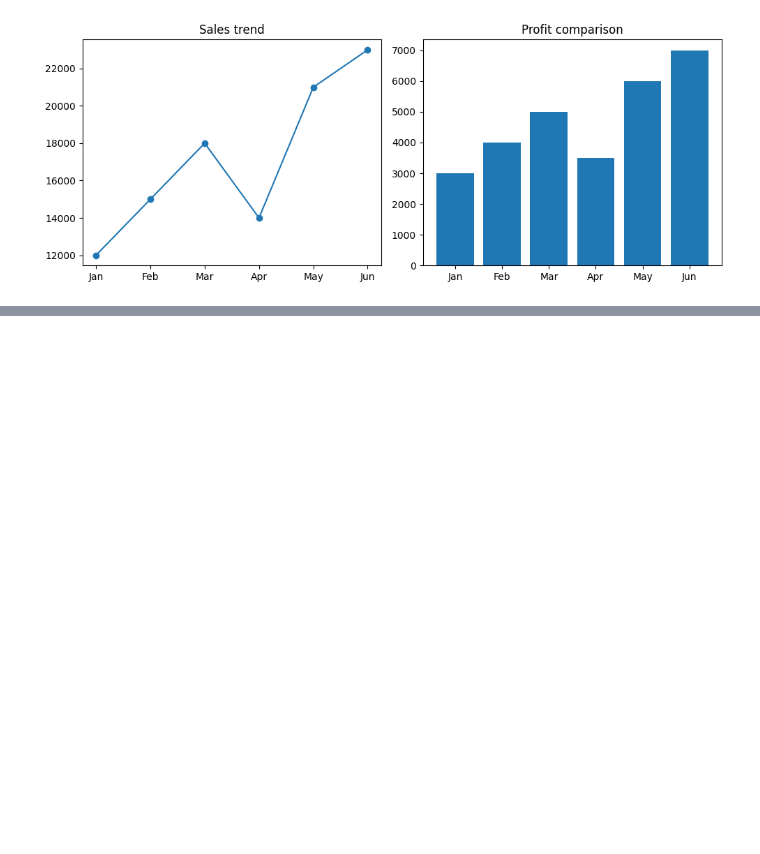
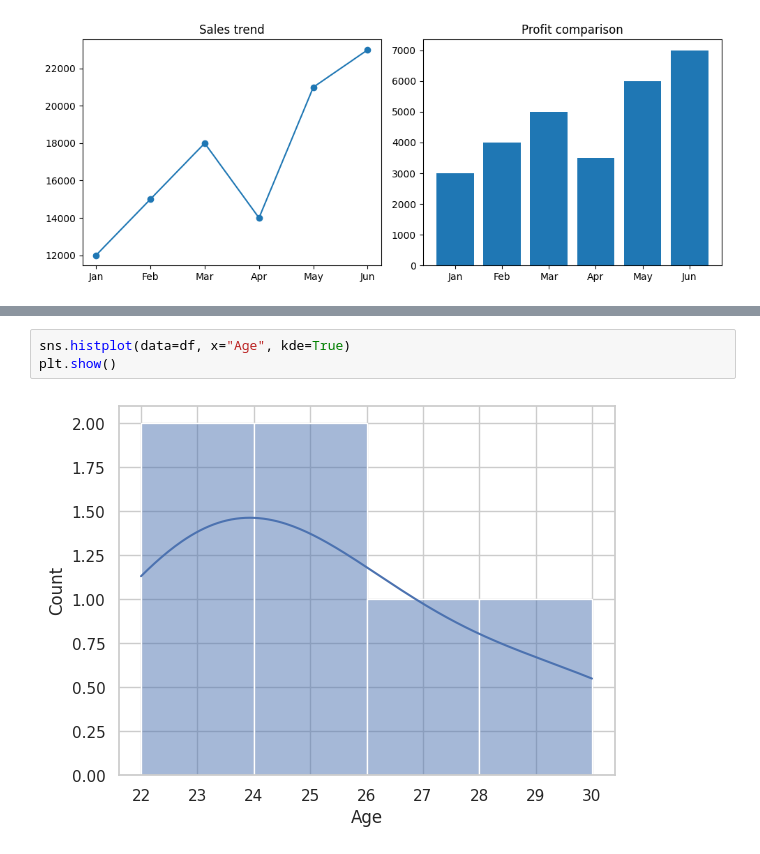
Before and after one commit to Prashantkumartalan43/Exercise, a Jupyter notebook: python_basics_week4.ipynb, the cells around one changed output, grey strips where cells are left out. Drawn from its saved outputs; the diff is of its cells as text; blank space fills up the shorter version.

```diff
--- a/python_basics_week4.ipynb
+++ b/python_basics_week4.ipynb
@@ -309,0 +362,5 @@ plt.show()
+# %%
+sns.histplot(data=df, x="Age", kde=True)
+plt.show()
+# %% [output]
+[figure, added]
```
Also changed, not shown: parts of 15 cells of this notebook.
